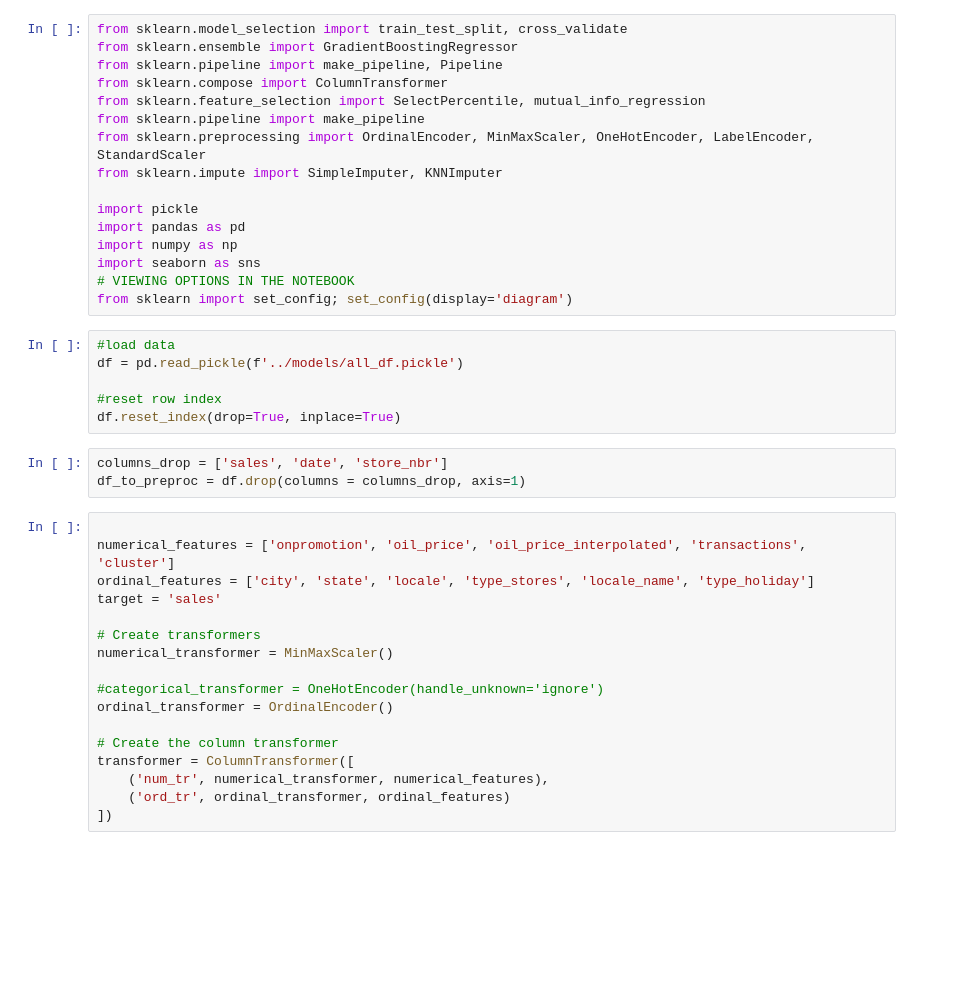
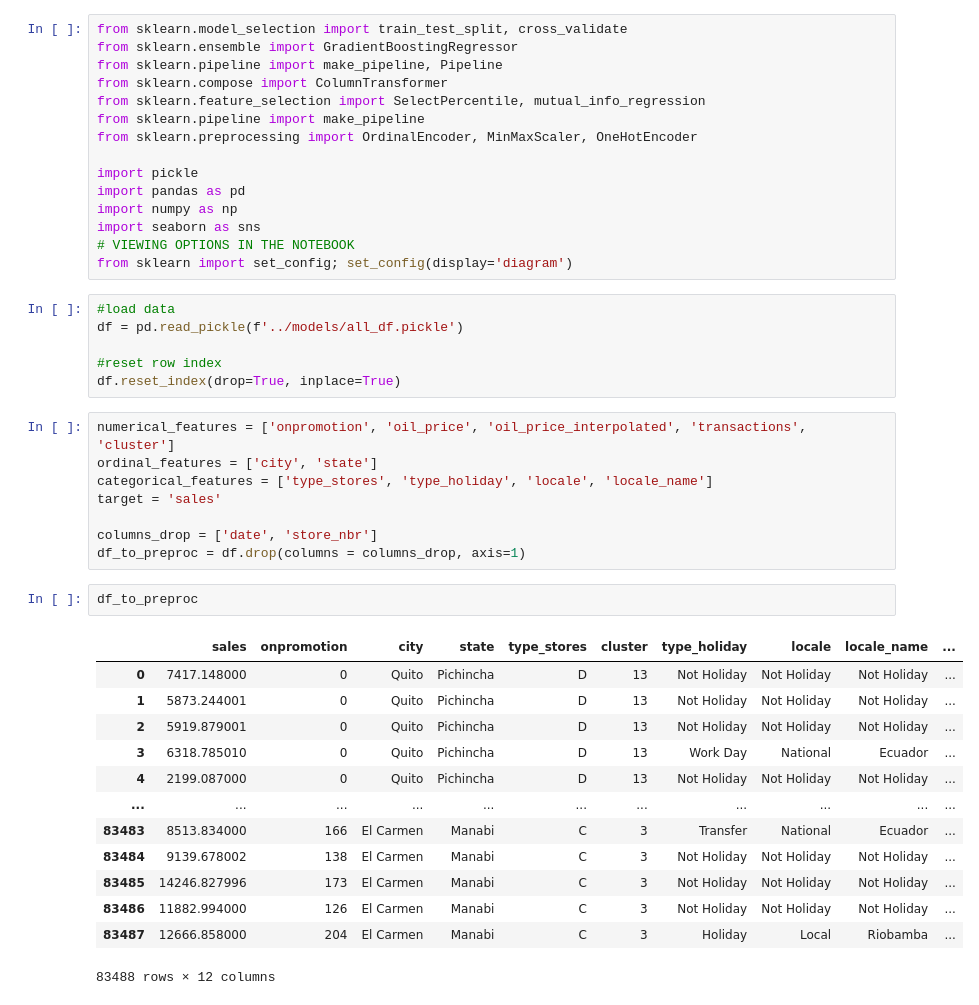
Before and after one commit to lillelilla/Store-Sales, a Jupyter notebook: notebooks/preprocessor.ipynb, the cells around one changed output. Cells and saved outputs as stored; diff of their text form; blank space fills up the shorter version.

Commit message:
updated preprocessor

```diff
--- a/notebooks/preprocessor.ipynb
+++ b/notebooks/preprocessor.ipynb
@@ -5,8 +5,7 @@ from sklearn.pipeline import make_pipeline, Pipeline
 from sklearn.compose import ColumnTransformer
 from sklearn.feature_selection import SelectPercentile, mutual_info_regression
 from sklearn.pipeline import make_pipeline
-from sklearn.preprocessing import OrdinalEncoder, MinMaxScaler, OneHotEncoder, LabelEncoder, StandardScaler
-from sklearn.impute import SimpleImputer, KNNImputer
+from sklearn.preprocessing import OrdinalEncoder, MinMaxScaler, OneHotEncoder
 
 import pickle
 import pandas as pd
@@ -21,22 +20,26 @@ df = pd.read_pickle(f'../models/all_df.pickle')
 #reset row index
 df.reset_index(drop=True, inplace=True)
 # %%
-columns_drop = ['sales', 'date', 'store_nbr']
+numerical_features = ['onpromotion', 'oil_price', 'oil_price_interpolated', 'transactions', 'cluster']
+ordinal_features = ['city', 'state']
+categorical_features = ['type_stores', 'type_holiday', 'locale', 'locale_name']
+target = 'sales'
+
+columns_drop = ['date', 'store_nbr']
 df_to_preproc = df.drop(columns = columns_drop, axis=1)
-# %%
-
-numerical_features = ['onpromotion', 'oil_price', 'oil_price_interpolated', 'transactions', 'cluster']
-ordinal_features = ['city', 'state', 'locale', 'type_stores', 'locale_name', 'type_holiday']
-target = 'sales'
-
-# Create transformers
-numerical_transformer = MinMaxScaler()
-
-#categorical_transformer = OneHotEncoder(handle_unknown='ignore')
-ordinal_transformer = OrdinalEncoder()
-
-# Create the column transformer
-transformer = ColumnTransformer([
-    ('num_tr', numerical_transformer, numerical_features),
-    ('ord_tr', ordinal_transformer, ordinal_features)
-])
+# %%
+df_to_preproc
+# %% [output]
+|  | sales | onpromotion | city | state | type_stores | cluster | type_holiday | locale | locale_name | ... |
+| 0 | 7417.148000 | 0 | Quito | Pichincha | D | 13 | Not Holiday | Not Holiday | Not Holiday | ... |
+| 1 | 5873.244001 | 0 | Quito | Pichincha | D | 13 | Not Holiday | Not Holiday | Not Holiday | ... |
+| 2 | 5919.879001 | 0 | Quito | Pichincha | D | 13 | Not Holiday | Not Holiday | Not Holiday | ... |
+| 3 | 6318.785010 | 0 | Quito | Pichincha | D | 13 | Work Day | National | Ecuador | ... |
+| 4 | 2199.087000 | 0 | Quito | Pichincha | D | 13 | Not Holiday | Not Holiday | Not Holiday | ... |
+| ... | ... | ... | ... | ... | ... | ... | ... | ... | ... | ... |
+| 83483 | 8513.834000 | 166 | El Carmen | Manabi | C | 3 | Transfer | National | Ecuador | ... |
+| 83484 | 9139.678002 | 138 | El Carmen | Manabi | C | 3 | Not Holiday | Not Holiday | Not Holiday | ... |
+| 83485 | 14246.827996 | 173 | El Carmen | Manabi | C | 3 | Not Holiday | Not Holiday | Not Holiday | ... |
+| 83486 | 11882.994000 | 126 | El Carmen | Manabi | C | 3 | Not Holiday | Not Holiday | Not Holiday | ... |
+| 83487 | 12666.858000 | 204 | El Carmen | Manabi | C | 3 | Holiday | Local | Riobamba | ... |
+83488 rows × 12 columns
```
Also changed, not shown: parts of 11 cells of this notebook.
